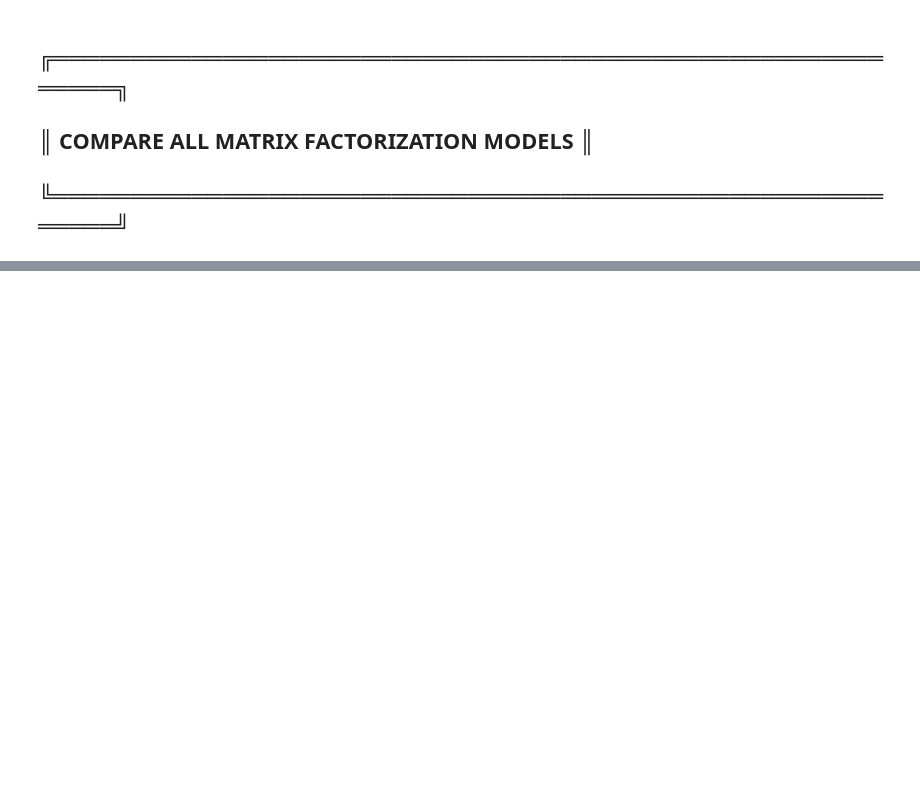
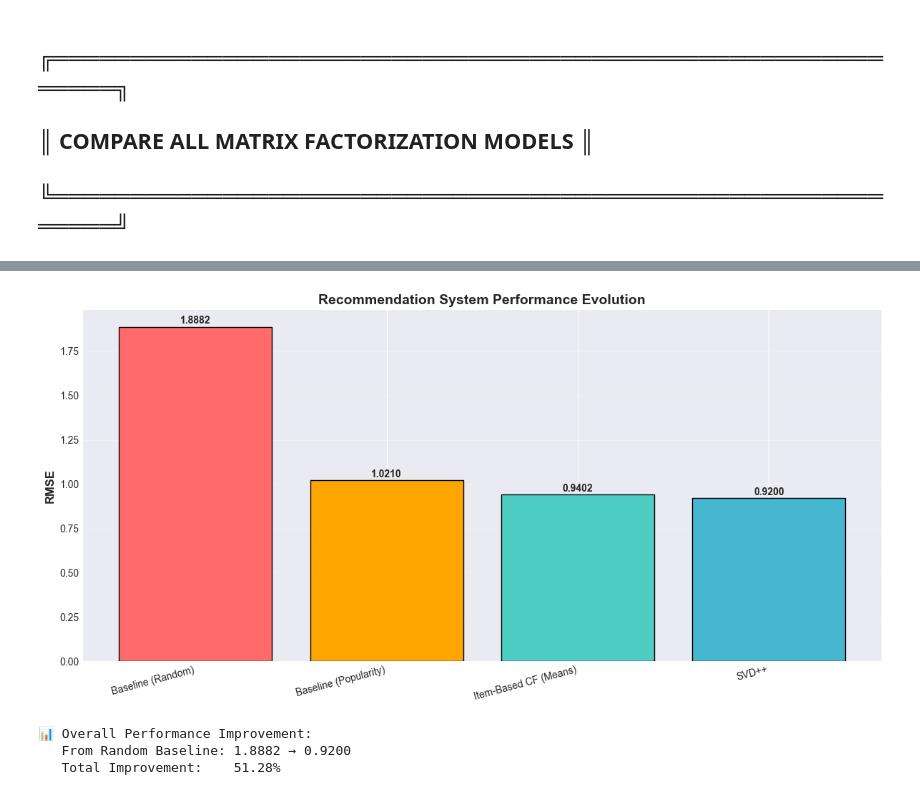
Before and after one commit to HarpinderC/ML-Recommenders, a Jupyter notebook: movie-recommendation-system/notebooks/03_matrix_factorization.ipynb, the cells around one changed output, grey strips where cells are left out. Cells and saved outputs as stored; diff of their text form; code cells hidden in the pictures; blank space fills up the shorter version.

```diff
--- a/movie-recommendation-system/notebooks/03_matrix_factorization.ipynb
+++ b/movie-recommendation-system/notebooks/03_matrix_factorization.ipynb
@@ -350,0 +459,43 @@ Improvement over best CF: -192.19%
+# %%
+# ┌─────────────────────────────────────────┐
+# │ Overall Progress Visualization          │
+# └─────────────────────────────────────────┘
+
+# Combine all results
+baseline_results = pd.read_csv('../results/baseline_results.csv')
+
+all_models = [
+    ('Baseline (Random)', baseline_results[baseline_results['Model'] == 'Random']['RMSE'].values[0]),
+    ('Baseline (Popularity)', baseline_results[baseline_results['Model'] == 'Popularity-Based']['RMSE'].values[0]),
+    ('Item-Based CF (Means)', best_cf_rmse),
+    (best_mf_name, best_mf_rmse)
+]
+
+models_df = pd.DataFrame(all_models, columns=['Model', 'RMSE'])
+
+plt.figure(figsize=(12, 6))
+colors_progress = ['#FF6B6B', '#FFA500', '#4ECDC4', '#45B7D1']
+plt.bar(models_df['Model'], models_df['RMSE'], color=colors_progress, edgecolor='black')
+plt.ylabel('RMSE', fontsize=12, fontweight='bold')
+plt.title('Recommendation System Performance Evolution', fontsize=14, fontweight='bold')
+plt.xticks(rotation=15, ha='right')
+plt.grid(axis='y', alpha=0.3)
+
+# Add value labels on bars
+for i, v in enumerate(models_df['RMSE']):
+    plt.text(i, v + 0.02, f'{v:.4f}', ha='center', fontweight='bold')
+
+plt.tight_layout()
+plt.savefig('../results/visualizations/10_overall_progress.png', dpi=300, bbox_inches='tight')
+plt.show()
+
+print("\n📊 Overall Performance Improvement:")
+initial_rmse = baseline_results[baseline_results['Model'] == 'Random']['RMSE'].values[0]
+final_improvement = ((initial_rmse - best_mf_rmse) / initial_rmse) * 100
+print(f"   From Random Baseline: {initial_rmse:.4f} → {best_mf_rmse:.4f}")
+print(f"   Total Improvement:    {final_improvement:.2f}%")
+# %% [output]
+[figure, added]
+📊 Overall Performance Improvement:
+   From Random Baseline: 1.8882 → 0.9200
+   Total Improvement:    51.28%
```
Also changed, not shown: parts of 4 cells of this notebook, 5 other files.
